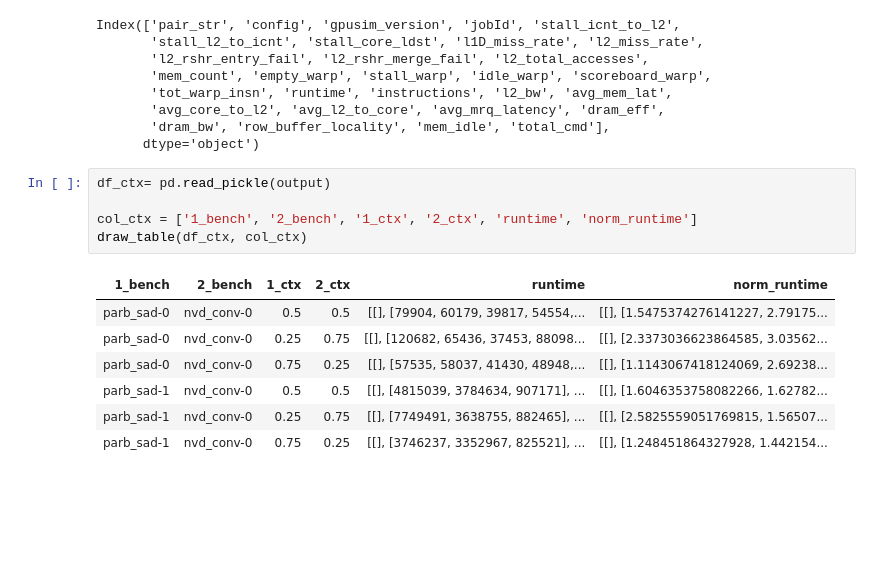
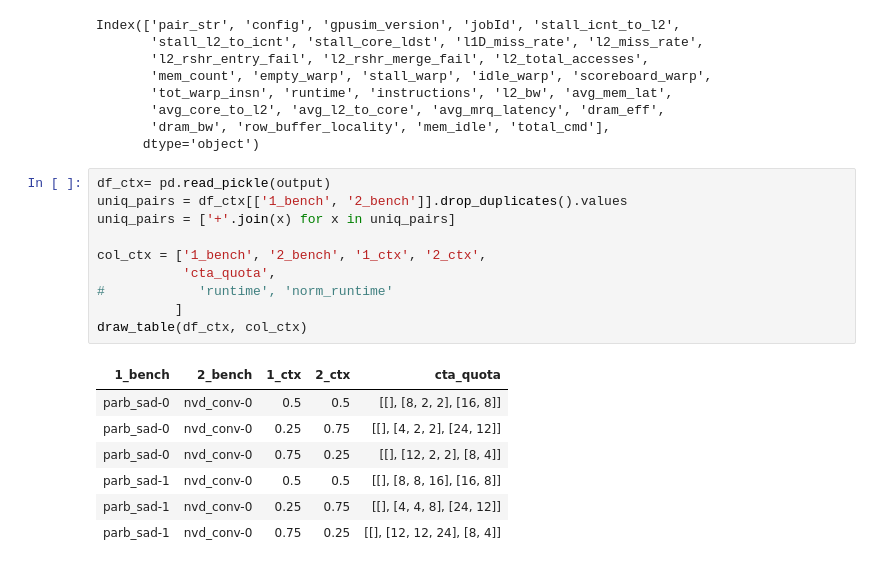
Before and after one commit to UofT-EcoSystem/GPU-Virtualization-Benchmarks, a Jupyter notebook: util/data/notebooks/View_Multi_Kernel.ipynb, the cells around one changed output. Drawn from its saved outputs; the diff is of its cells as text; blank space fills up the shorter version.

```diff
--- a/util/data/notebooks/View_Multi_Kernel.ipynb
+++ b/util/data/notebooks/View_Multi_Kernel.ipynb
@@ -198,14 +161,19 @@ Index(['pair_str', 'config', 'gpusim_version', 'jobId', 'stall_icnt_to_l2',
       dtype='object')
 # %%
 df_ctx= pd.read_pickle(output)
+uniq_pairs = df_ctx[['1_bench', '2_bench']].drop_duplicates().values
+uniq_pairs = ['+'.join(x) for x in uniq_pairs]
 
-col_ctx = ['1_bench', '2_bench', '1_ctx', '2_ctx', 'runtime', 'norm_runtime']
+col_ctx = ['1_bench', '2_bench', '1_ctx', '2_ctx',
+           'cta_quota',
+#            'runtime', 'norm_runtime'
+          ]
 draw_table(df_ctx, col_ctx)
 # %% [output]
-| 1_bench | 2_bench | 1_ctx | 2_ctx | runtime | norm_runtime |
-| parb_sad-0 | nvd_conv-0 | 0.5 | 0.5 | [[], [79904, 60179, 39817, 54554,... | [[], [1.5475374276141227, 2.79175... |
-| parb_sad-0 | nvd_conv-0 | 0.25 | 0.75 | [[], [120682, 65436, 37453, 88098... | [[], [2.3373036623864585, 3.03562... |
-| parb_sad-0 | nvd_conv-0 | 0.75 | 0.25 | [[], [57535, 58037, 41430, 48948,... | [[], [1.1143067418124069, 2.69238... |
-| parb_sad-1 | nvd_conv-0 | 0.5 | 0.5 | [[], [4815039, 3784634, 907171], ... | [[], [1.6046353758082266, 1.62782... |
-| parb_sad-1 | nvd_conv-0 | 0.25 | 0.75 | [[], [7749491, 3638755, 882465], ... | [[], [2.5825559051769815, 1.56507... |
-| parb_sad-1 | nvd_conv-0 | 0.75 | 0.25 | [[], [3746237, 3352967, 825521], ... | [[], [1.248451864327928, 1.442154... |
+| 1_bench | 2_bench | 1_ctx | 2_ctx | cta_quota |
+| parb_sad-0 | nvd_conv-0 | 0.5 | 0.5 | [[], [8, 2, 2], [16, 8]] |
+| parb_sad-0 | nvd_conv-0 | 0.25 | 0.75 | [[], [4, 2, 2], [24, 12]] |
+| parb_sad-0 | nvd_conv-0 | 0.75 | 0.25 | [[], [12, 2, 2], [8, 4]] |
+| parb_sad-1 | nvd_conv-0 | 0.5 | 0.5 | [[], [8, 8, 16], [16, 8]] |
+| parb_sad-1 | nvd_conv-0 | 0.25 | 0.75 | [[], [4, 4, 8], [24, 12]] |
+| parb_sad-1 | nvd_conv-0 | 0.75 | 0.25 | [[], [12, 12, 24], [8, 4]] |
```
Also changed, not shown: parts of 12 cells of this notebook, 1 other file.
